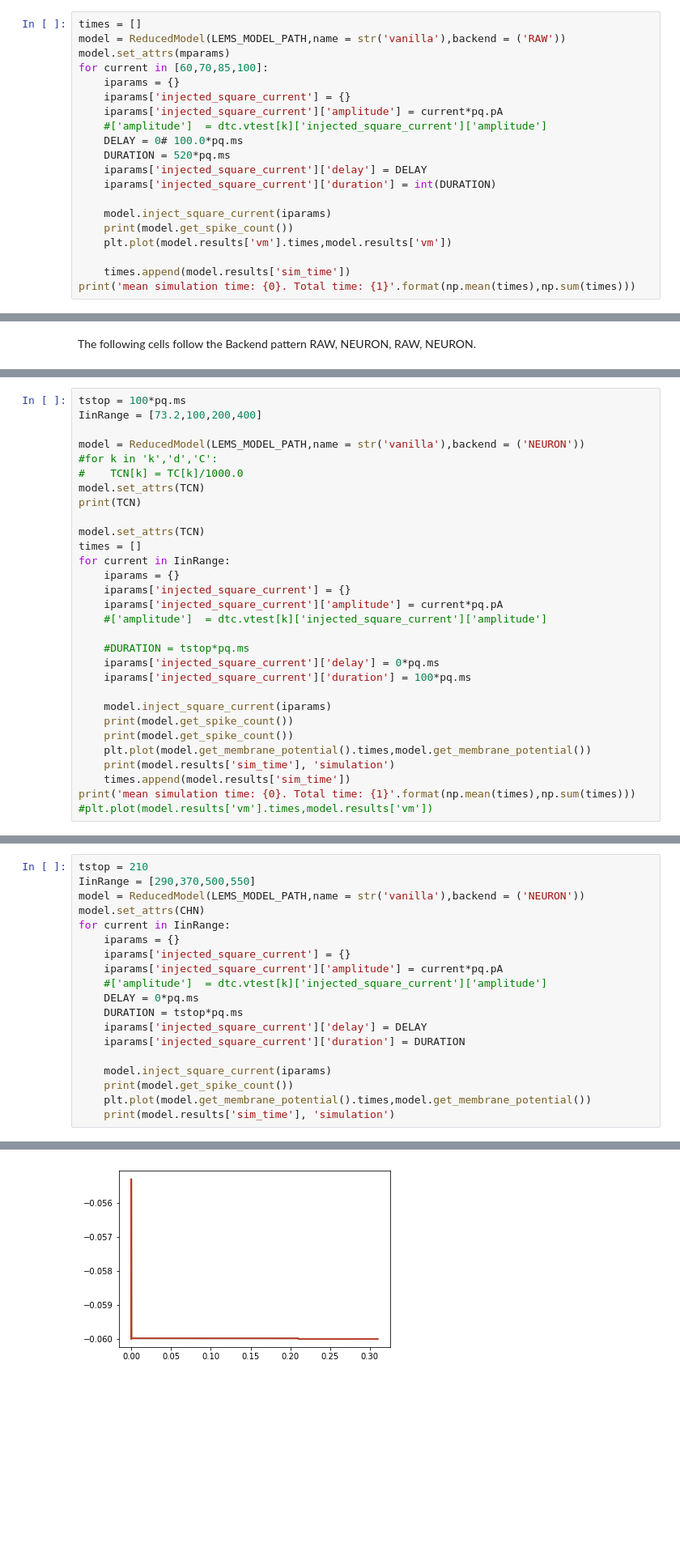
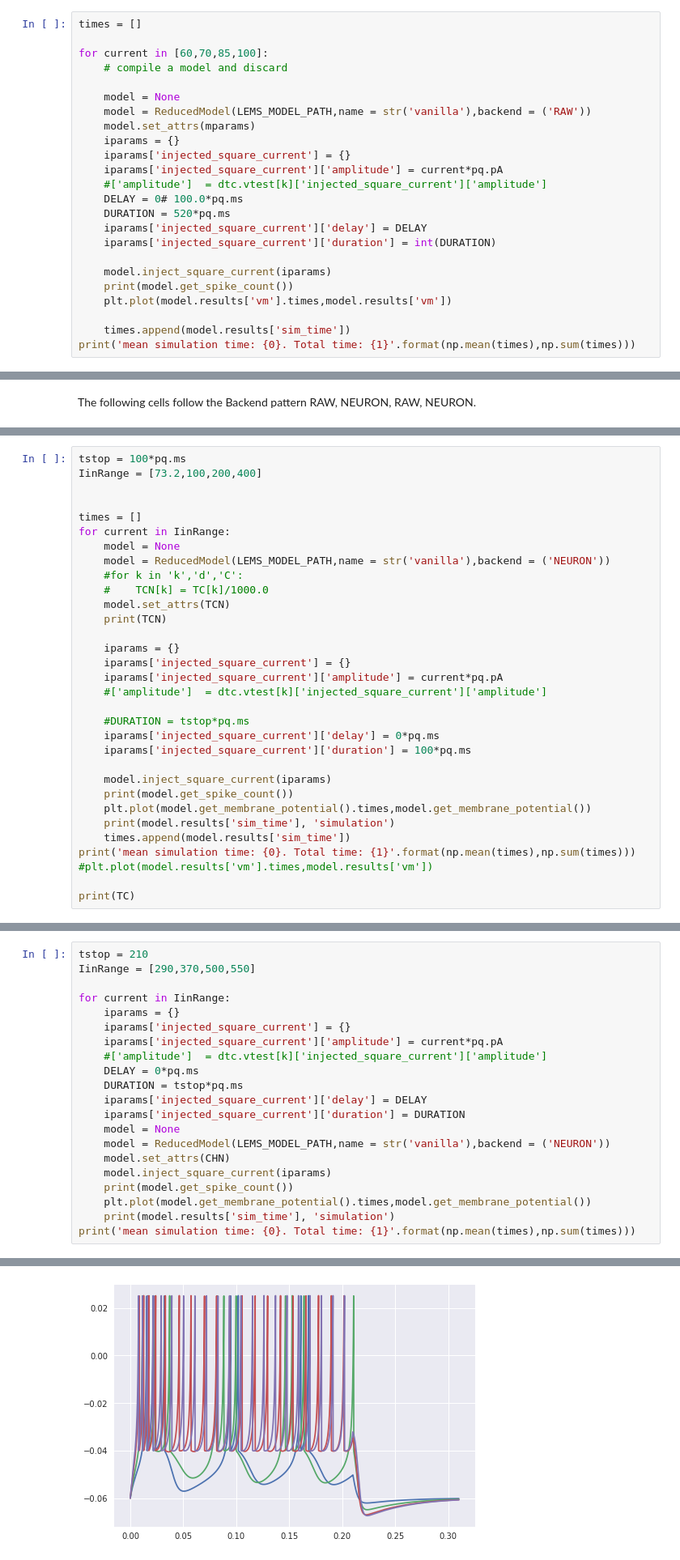
Before and after one commit to scidash/neuronunit, a Jupyter notebook: neuronunit/unit_test/model2model_reproducibility.ipynb, the cells around one changed output, grey strips where cells are left out. Shown at 81% size. Cells and saved outputs as stored; diff of their text form; blank space fills up the shorter version.

```diff
--- a/neuronunit/unit_test/model2model_reproducibility.ipynb
+++ b/neuronunit/unit_test/model2model_reproducibility.ipynb
@@ -42,9 +60,13 @@ from neuronunit.optimization.data_transport_container import DataTC
 # RAW is significantly faster
 # %%
 times = []
-model = ReducedModel(LEMS_MODEL_PATH,name = str('vanilla'),backend = ('RAW'))
-model.set_attrs(mparams)
+
 for current in [60,70,85,100]:
+    # compile a model and discard
+
+    model = None
+    model = ReducedModel(LEMS_MODEL_PATH,name = str('vanilla'),backend = ('RAW'))
+    model.set_attrs(mparams)
     iparams = {}
     iparams['injected_square_current'] = {}
     iparams['injected_square_current']['amplitude'] = current*pq.pA
@@ -212,15 +271,16 @@ mean simulation time: 0.0014960169792175293. Total time: 0.005984067916870117
 tstop = 100*pq.ms
 IinRange = [73.2,100,200,400]
 
-model = ReducedModel(LEMS_MODEL_PATH,name = str('vanilla'),backend = ('NEURON'))
-#for k in 'k','d','C':
-#    TCN[k] = TC[k]/1000.0
-model.set_attrs(TCN)
-print(TCN)
 
-model.set_attrs(TCN)
 times = []
 for current in IinRange:
+    model = None
+    model = ReducedModel(LEMS_MODEL_PATH,name = str('vanilla'),backend = ('NEURON'))
+    #for k in 'k','d','C':
+    #    TCN[k] = TC[k]/1000.0
+    model.set_attrs(TCN)
+    print(TCN)
+
     iparams = {}
     iparams['injected_square_current'] = {}
     iparams['injected_square_current']['amplitude'] = current*pq.pA
@@ -232,10 +292,11 @@ for current in IinRange:
 
     model.inject_square_current(iparams)
     print(model.get_spike_count())
-    print(model.get_spike_count())
     plt.plot(model.get_membrane_potential().times,model.get_membrane_potential())
     print(model.results['sim_time'], 'simulation')
     times.append(model.results['sim_time'])
 print('mean simulation time: {0}. Total time: {1}'.format(np.mean(times),np.sum(times)))
 #plt.plot(model.results['vm'].times,model.results['vm'])
+
+print(TC)
 # %% [output]
@@ -327,8 +385,7 @@ mean simulation time: 0.0011464357376098633. Total time: 0.004585742950439453
 # %%
 tstop = 210
 IinRange = [290,370,500,550]
-model = ReducedModel(LEMS_MODEL_PATH,name = str('vanilla'),backend = ('NEURON'))
-model.set_attrs(CHN)
+
 for current in IinRange:
     iparams = {}
     iparams['injected_square_current'] = {}
@@ -338,9 +395,12 @@ for current in IinRange:
     DURATION = tstop*pq.ms
     iparams['injected_square_current']['delay'] = DELAY
     iparams['injected_square_current']['duration'] = DURATION
-
+    model = None
+    model = ReducedModel(LEMS_MODEL_PATH,name = str('vanilla'),backend = ('NEURON'))
+    model.set_attrs(CHN)
     model.inject_square_current(iparams)
     print(model.get_spike_count())
     plt.plot(model.get_membrane_potential().times,model.get_membrane_potential())
     print(model.results['sim_time'], 'simulation')
+print('mean simulation time: {0}. Total time: {1}'.format(np.mean(times),np.sum(times)))
 # %% [output]
@@ -363,4 +416,4 @@ for current in IinRange:
-[figure, old version]
+[figure, new version]
 # %%
 iparams = {}
 iparams['injected_square_current'] = {}
```
Also changed, not shown: parts of 11 cells of this notebook.
